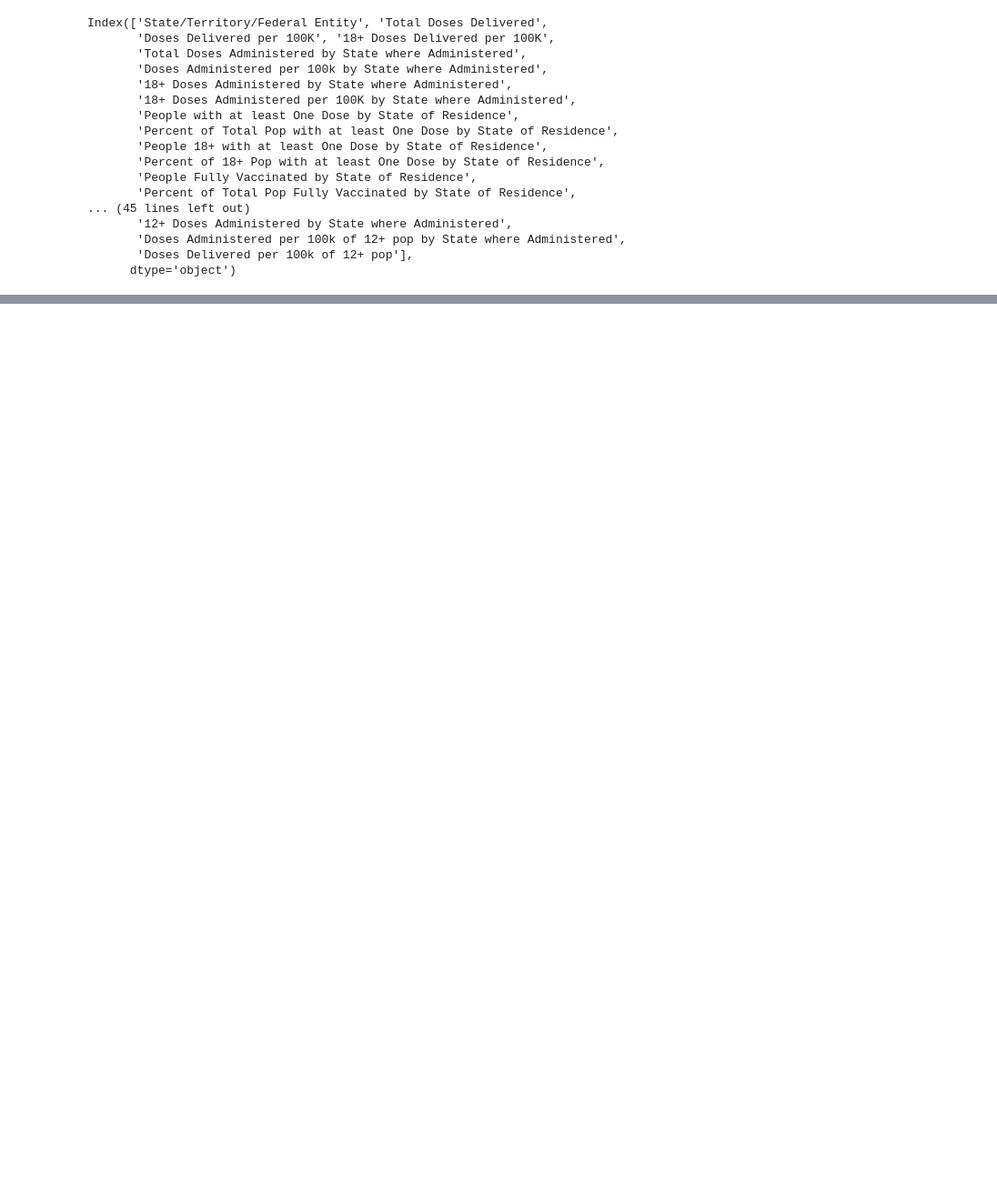
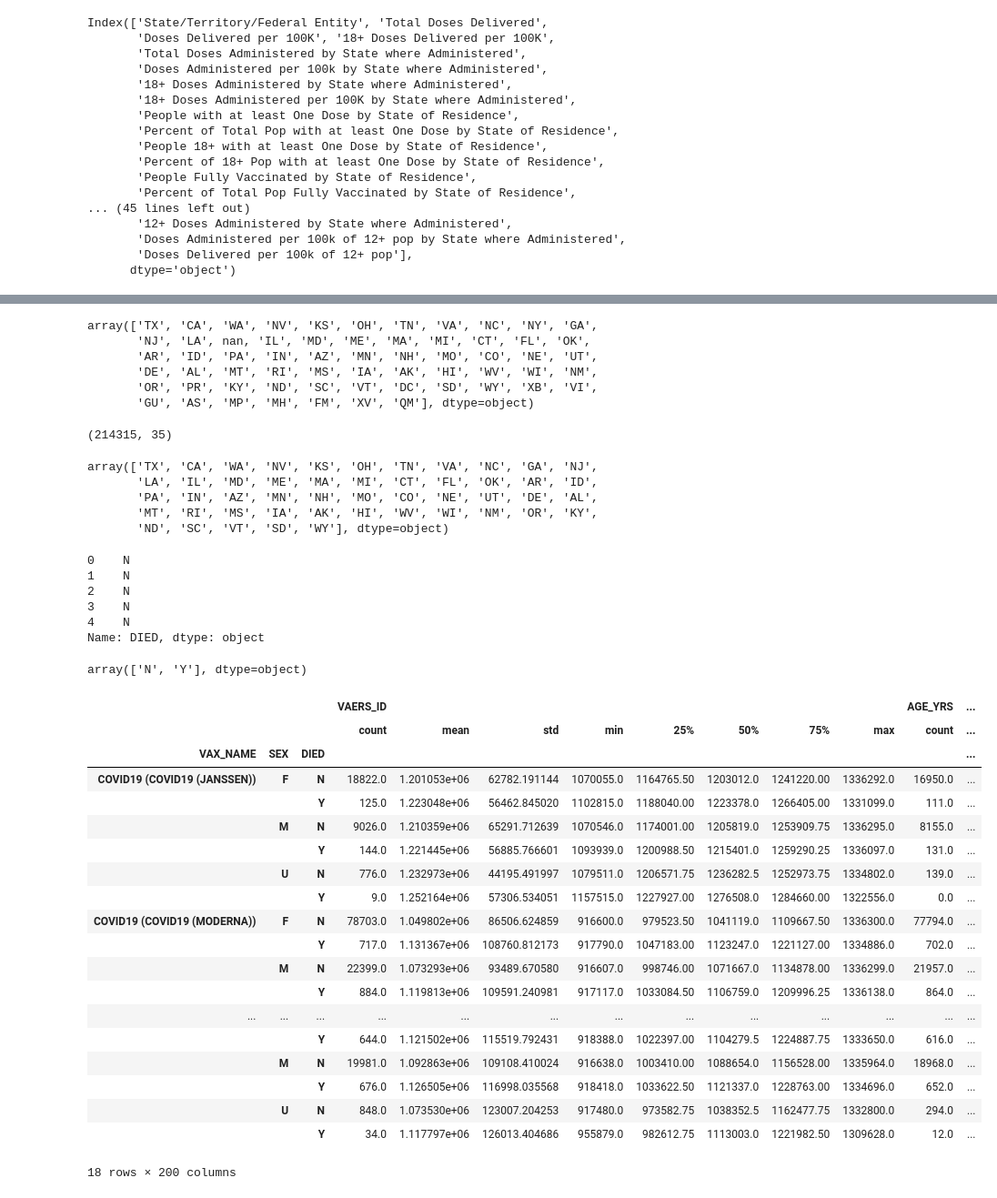
Before and after one commit to DataTortuga/COVID19-Vaccine-Analysis, a Jupyter notebook: Data_Cleaning/COVID19_VACCINE_ADMIN.ipynb, the cells around one changed output, grey strips where cells are left out. Shown at 91% size. Saved outputs shown, nothing was run; the diff lists cells and outputs as text; code cells hidden in the pictures; blank space fills up the shorter version.

```diff
--- a/Data_Cleaning/COVID19_VACCINE_ADMIN.ipynb
+++ b/Data_Cleaning/COVID19_VACCINE_ADMIN.ipynb
@@ -99,0 +93,3 @@ df.to_csv('../Resources/COVID_ADMIN_DATA.csv', index=False, header=True)
+# %%
+df.rename(columns = {'State/Territory/Federal Entity': 'Name'},inplace=True)
+df3 = pd.merge(df,df2,how='inner',on='Name')
@@ -99,0 +114,12 @@ df.to_csv('../Resources/COVID_ADMIN_DATA.csv', index=False, header=True)
+# %%
+df_output['STATE'] = df_output['STATE'].str.upper()
+df_output.STATE.unique()
+# %% [output]
+array(['TX', 'CA', 'WA', 'NV', 'KS', 'OH', 'TN', 'VA', 'NC', 'NY', 'GA',
+       'NJ', 'LA', nan, 'IL', 'MD', 'ME', 'MA', 'MI', 'CT', 'FL', 'OK',
+       'AR', 'ID', 'PA', 'IN', 'AZ', 'MN', 'NH', 'MO', 'CO', 'NE', 'UT',
+       'DE', 'AL', 'MT', 'RI', 'MS', 'IA', 'AK', 'HI', 'WV', 'WI', 'NM',
+       'OR', 'PR', 'KY', 'ND', 'SC', 'VT', 'DC', 'SD', 'WY', 'XB', 'VI',
+       'GU', 'AS', 'MP', 'MH', 'FM', 'XV', 'QM'], dtype=object)
+# %%
+df_merge = pd.merge(df_output,df3, on='STATE',how='inner')
@@ -99,0 +128,50 @@ df.to_csv('../Resources/COVID_ADMIN_DATA.csv', index=False, header=True)
+# %%
+df_merge.shape
+# %% [output]
+(214315, 35)
+# %%
+df_merge.STATE.unique()
+# %% [output]
+array(['TX', 'CA', 'WA', 'NV', 'KS', 'OH', 'TN', 'VA', 'NC', 'GA', 'NJ',
+       'LA', 'IL', 'MD', 'ME', 'MA', 'MI', 'CT', 'FL', 'OK', 'AR', 'ID',
+       'PA', 'IN', 'AZ', 'MN', 'NH', 'MO', 'CO', 'NE', 'UT', 'DE', 'AL',
+       'MT', 'RI', 'MS', 'IA', 'AK', 'HI', 'WV', 'WI', 'NM', 'OR', 'KY',
+       'ND', 'SC', 'VT', 'SD', 'WY'], dtype=object)
+# %%
+df_merge['DIED'] = df_merge['DIED'].replace(np.nan,'N')
+# %%
+df_merge['DIED'].head()
+# %% [output]
+0    N
+1    N
+2    N
+3    N
+4    N
+Name: DIED, dtype: object
+# %%
+df_merge['DIED'].unique()
+# %% [output]
+array(['N', 'Y'], dtype=object)
+# %%
+df_merge.groupby(['VAX_NAME','SEX','DIED']).describe()
+# %% [output]
+|  |  |  | VAERS_ID |  |  |  |  |  |  |  | AGE_YRS | ... |
+|  |  |  | count | mean | std | min | 25% | 50% | 75% | max | count | ... |
+| VAX_NAME | SEX | DIED |  |  |  |  |  |  |  |  |  | ... |
+| COVID19 (COVID19 (JANSSEN)) | F | N | 18822.0 | 1.201053e+06 | 62782.191144 | 1070055.0 | 1164765.50 | 1203012.0 | 1241220.00 | 1336292.0 | 16950.0 | ... |
+|  |  | Y | 125.0 | 1.223048e+06 | 56462.845020 | 1102815.0 | 1188040.00 | 1223378.0 | 1266405.00 | 1331099.0 | 111.0 | ... |
+|  | M | N | 9026.0 | 1.210359e+06 | 65291.712639 | 1070546.0 | 1174001.00 | 1205819.0 | 1253909.75 | 1336295.0 | 8155.0 | ... |
+|  |  | Y | 144.0 | 1.221445e+06 | 56885.766601 | 1093939.0 | 1200988.50 | 1215401.0 | 1259290.25 | 1336097.0 | 131.0 | ... |
+|  | U | N | 776.0 | 1.232973e+06 | 44195.491997 | 1079511.0 | 1206571.75 | 1236282.5 | 1252973.75 | 1334802.0 | 139.0 | ... |
+|  |  | Y | 9.0 | 1.252164e+06 | 57306.534051 | 1157515.0 | 1227927.00 | 1276508.0 | 1284660.00 | 1322556.0 | 0.0 | ... |
+| COVID19 (COVID19 (MODERNA)) | F | N | 78703.0 | 1.049802e+06 | 86506.624859 | 916600.0 | 979523.50 | 1041119.0 | 1109667.50 | 1336300.0 | 77794.0 | ... |
+|  |  | Y | 717.0 | 1.131367e+06 | 108760.812173 | 917790.0 | 1047183.00 | 1123247.0 | 1221127.00 | 1334886.0 | 702.0 | ... |
+|  | M | N | 22399.0 | 1.073293e+06 | 93489.670580 | 916607.0 | 998746.00 | 1071667.0 | 1134878.00 | 1336299.0 | 21957.0 | ... |
+|  |  | Y | 884.0 | 1.119813e+06 | 109591.240981 | 917117.0 | 1033084.50 | 1106759.0 | 1209996.25 | 1336138.0 | 864.0 | ... |
+| ... | ... | ... | ... | ... | ... | ... | ... | ... | ... | ... | ... | ... |
+|  |  | Y | 644.0 | 1.121502e+06 | 115519.792431 | 918388.0 | 1022397.00 | 1104279.5 | 1224887.75 | 1333650.0 | 616.0 | ... |
+|  | M | N | 19981.0 | 1.092863e+06 | 109108.410024 | 916638.0 | 1003410.00 | 1088654.0 | 1156528.00 | 1335964.0 | 18968.0 | ... |
+|  |  | Y | 676.0 | 1.126505e+06 | 116998.035568 | 918418.0 | 1033622.50 | 1121337.0 | 1228763.00 | 1334696.0 | 652.0 | ... |
+|  | U | N | 848.0 | 1.073530e+06 | 123007.204253 | 917480.0 | 973582.75 | 1038352.5 | 1162477.75 | 1332800.0 | 294.0 | ... |
+|  |  | Y | 34.0 | 1.117797e+06 | 126013.404686 | 955879.0 | 982612.75 | 1113003.0 | 1221982.50 | 1309628.0 | 12.0 | ... |
+18 rows × 200 columns
```
Also changed, not shown: parts of 14 cells of this notebook, 6 other files.
